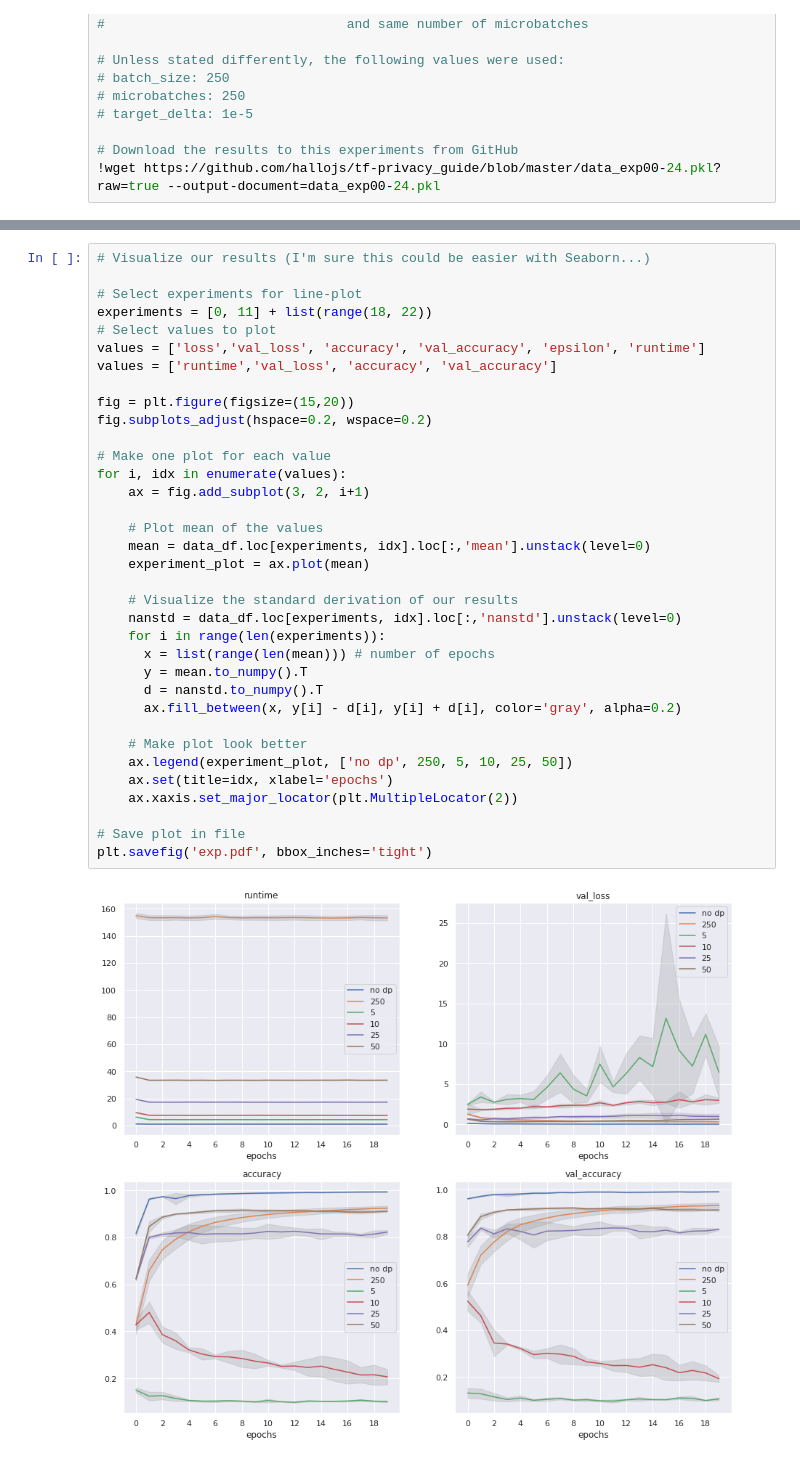
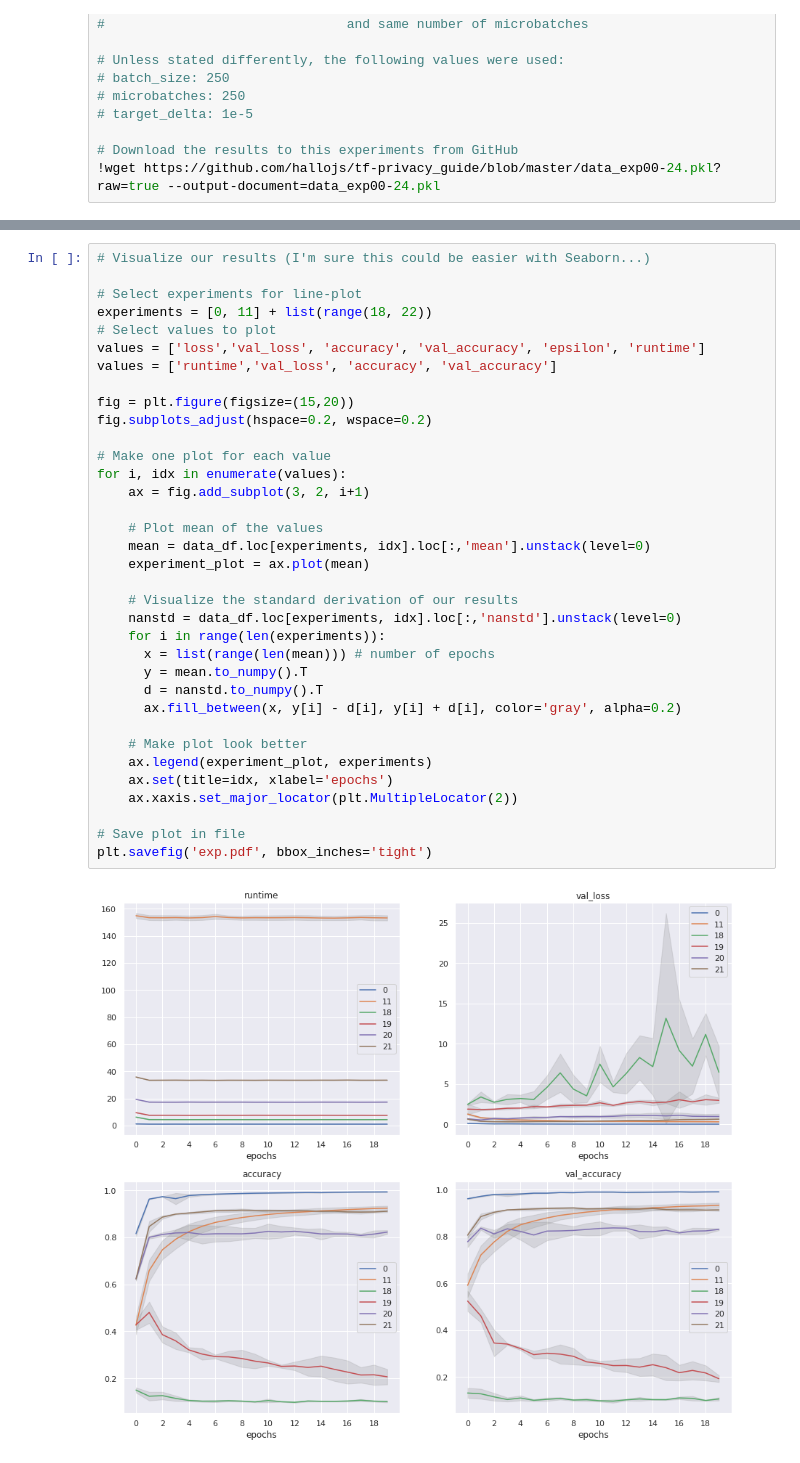
Before and after one commit to hallojs/tf-privacy_guide, a Jupyter notebook: mnist_dpsgd.ipynb, the cells around one changed output, grey strips where cells are left out. Saved outputs shown, nothing was run; the diff lists cells and outputs as text.

Commit message:
small fix in the visualization

```diff
--- a/mnist_dpsgd.ipynb
+++ b/mnist_dpsgd.ipynb
@@ -604,32 +604,32 @@ experiments = [0, 11] + list(range(18, 22))
 # Select values to plot
 values = ['loss','val_loss', 'accuracy', 'val_accuracy', 'epsilon', 'runtime']
 values = ['runtime','val_loss', 'accuracy', 'val_accuracy']
 
 fig = plt.figure(figsize=(15,20))
 fig.subplots_adjust(hspace=0.2, wspace=0.2)
 
 # Make one plot for each value
 for i, idx in enumerate(values):
     ax = fig.add_subplot(3, 2, i+1)
 
     # Plot mean of the values
     mean = data_df.loc[experiments, idx].loc[:,'mean'].unstack(level=0)
     experiment_plot = ax.plot(mean)
 
     # Visualize the standard derivation of our results
     nanstd = data_df.loc[experiments, idx].loc[:,'nanstd'].unstack(level=0)
     for i in range(len(experiments)):
       x = list(range(len(mean))) # number of epochs
       y = mean.to_numpy().T
       d = nanstd.to_numpy().T
       ax.fill_between(x, y[i] - d[i], y[i] + d[i], color='gray', alpha=0.2)
 
     # Make plot look better
-    ax.legend(experiment_plot, ['no dp', 250, 5, 10, 25, 50])
+    ax.legend(experiment_plot, experiments)
     ax.set(title=idx, xlabel='epochs')
     ax.xaxis.set_major_locator(plt.MultipleLocator(2))
 
 # Save plot in file
 plt.savefig('exp.pdf', bbox_inches='tight')
 # %% [output]
-[figure, old version]
+[figure, new version]
```
